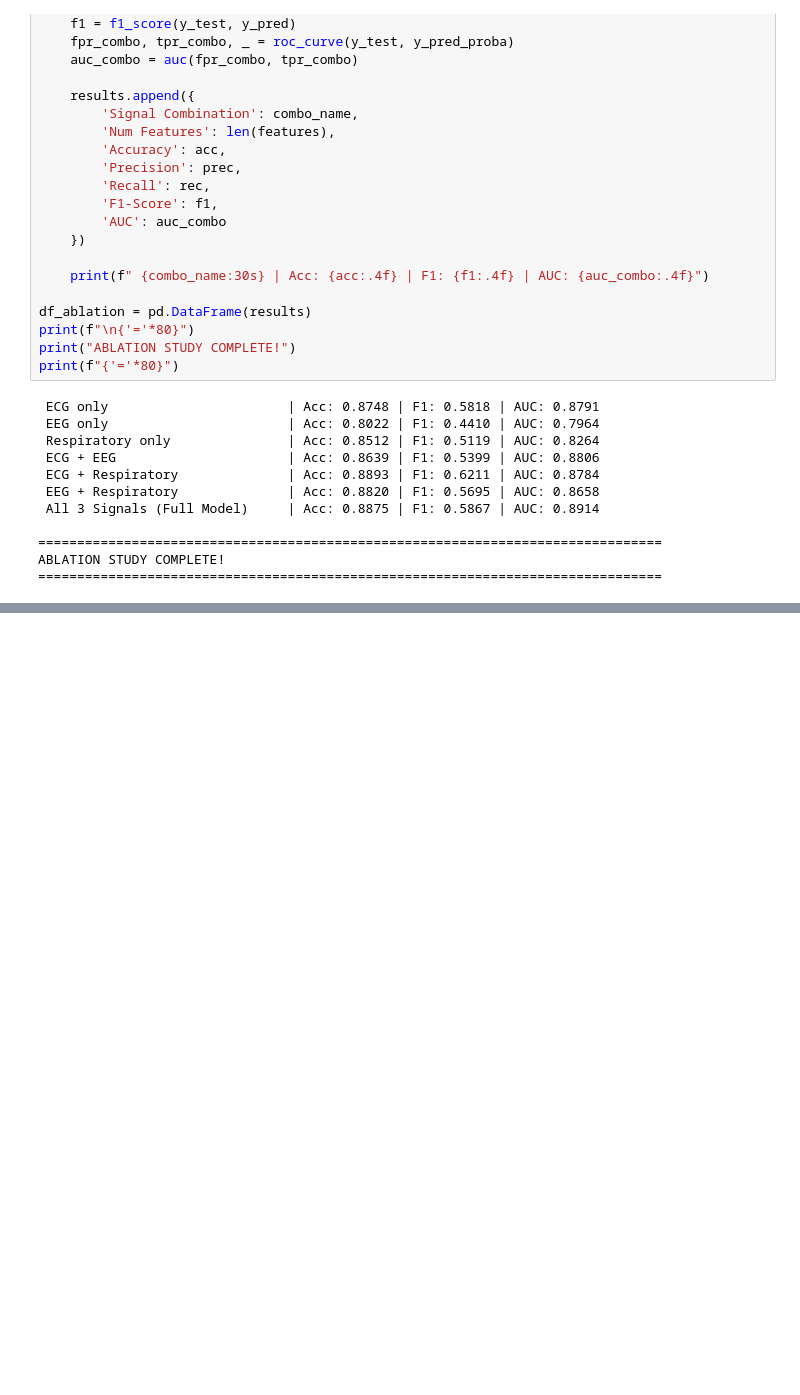
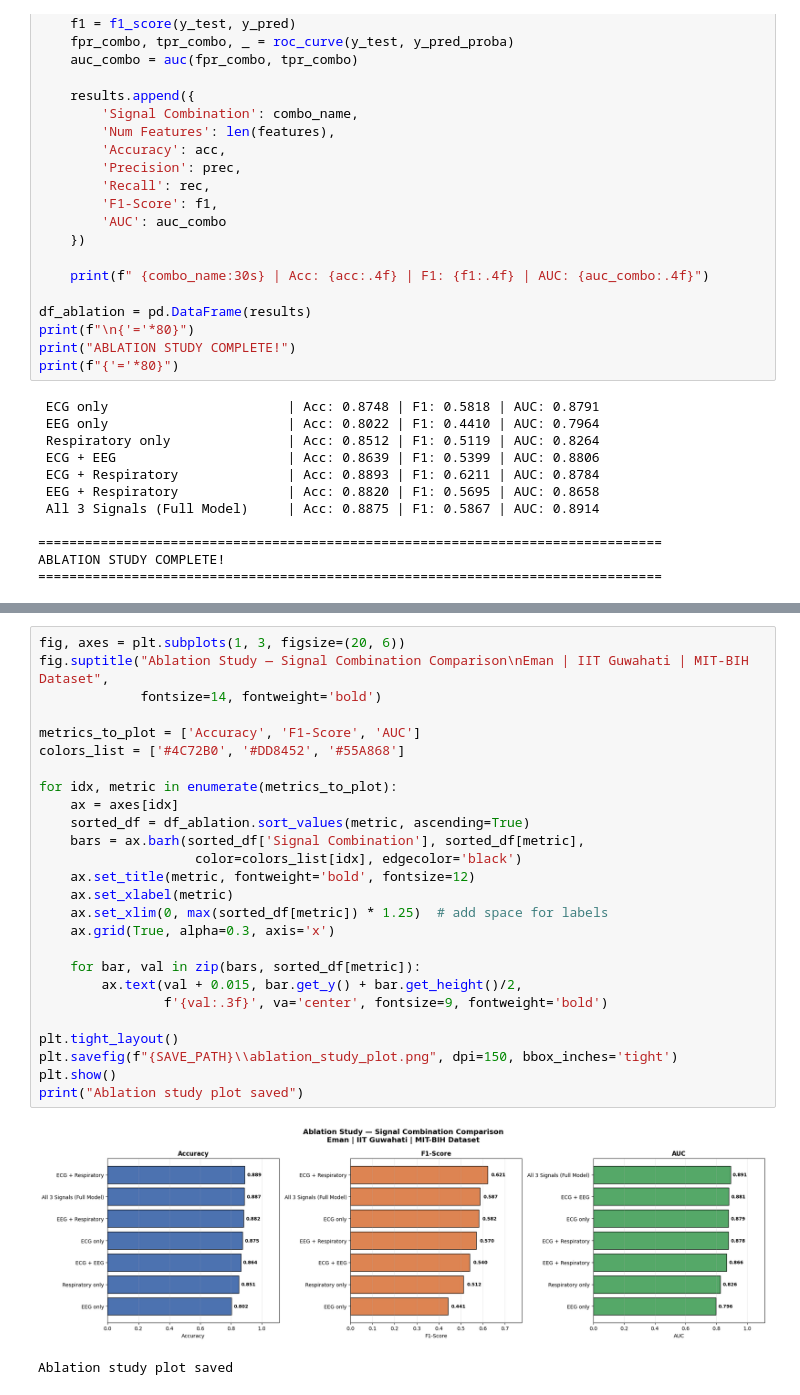
Before and after one commit to emanaak04-svg/sleep-apnea-detection, a Jupyter notebook: eman/model_evaluation.ipynb, the cells around one changed output, grey strips where cells are left out. Cells and saved outputs as stored; diff of their text form; blank space fills up the shorter version.

Commit message:
07: save all cells with outputs in model evaluation notebook

```diff
--- a/eman/model_evaluation.ipynb
+++ b/eman/model_evaluation.ipynb
@@ -228,0 +235,29 @@ ABLATION STUDY COMPLETE!
+# %%
+fig, axes = plt.subplots(1, 3, figsize=(20, 6))
+fig.suptitle("Ablation Study — Signal Combination Comparison\nEman | IIT Guwahati | MIT-BIH Dataset",
+             fontsize=14, fontweight='bold')
+
+metrics_to_plot = ['Accuracy', 'F1-Score', 'AUC']
+colors_list = ['#4C72B0', '#DD8452', '#55A868']
+
+for idx, metric in enumerate(metrics_to_plot):
+    ax = axes[idx]
+    sorted_df = df_ablation.sort_values(metric, ascending=True)
+    bars = ax.barh(sorted_df['Signal Combination'], sorted_df[metric],
+                    color=colors_list[idx], edgecolor='black')
+    ax.set_title(metric, fontweight='bold', fontsize=12)
+    ax.set_xlabel(metric)
+    ax.set_xlim(0, max(sorted_df[metric]) * 1.25)  # add space for labels
+    ax.grid(True, alpha=0.3, axis='x')
+
+    for bar, val in zip(bars, sorted_df[metric]):
+        ax.text(val + 0.015, bar.get_y() + bar.get_height()/2,
+                f'{val:.3f}', va='center', fontsize=9, fontweight='bold')
+
+plt.tight_layout()
+plt.savefig(f"{SAVE_PATH}\\ablation_study_plot.png", dpi=150, bbox_inches='tight')
+plt.show()
+print("Ablation study plot saved")
+# %% [output]
+[figure, added]
+Ablation study plot saved
```
Also changed, not shown: parts of 3 cells of this notebook.
